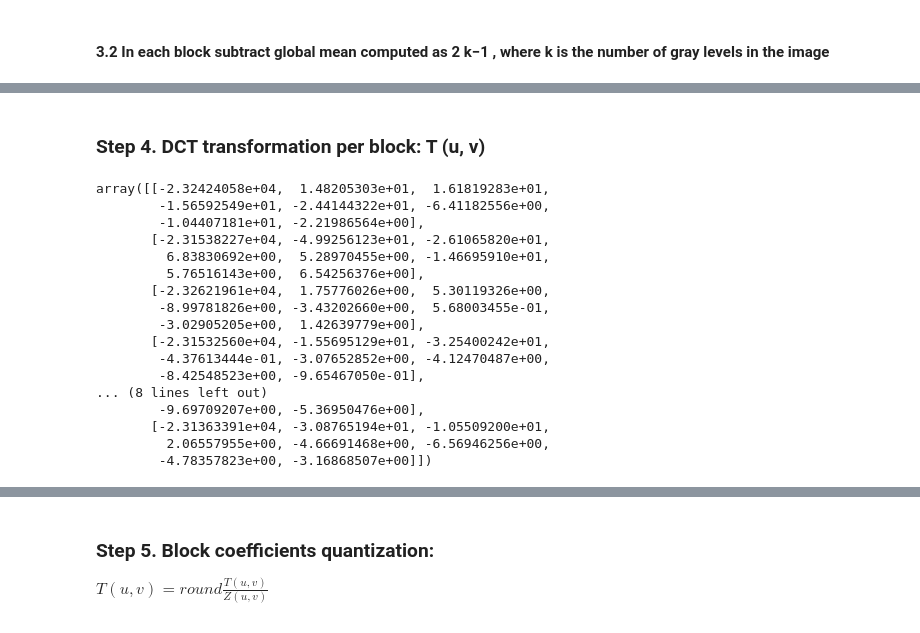
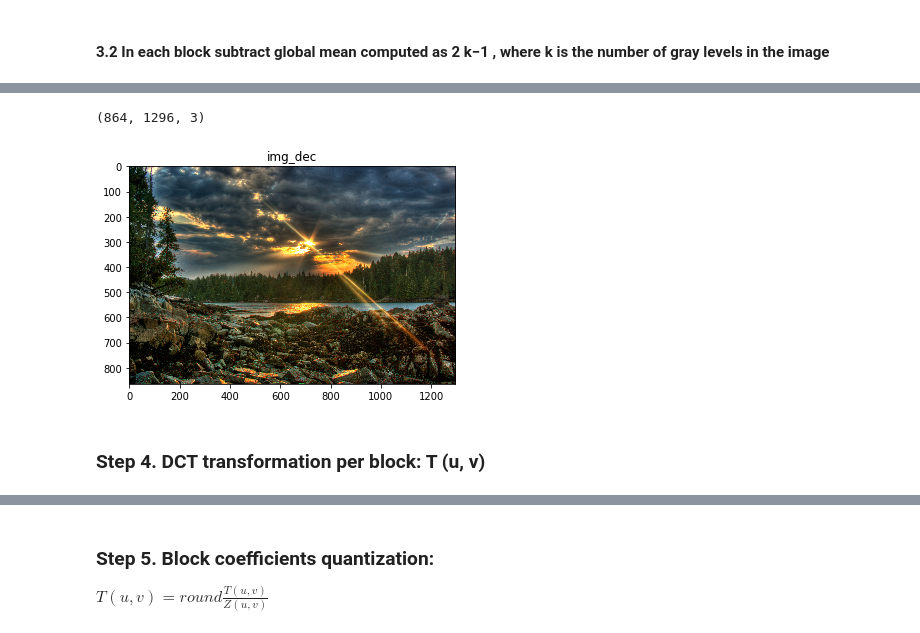
Before and after one commit to partizanos/advanced_image_processing, a Jupyter notebook: AEI_tp4.ipynb, the cells around one changed output, grey strips where cells are left out. Drawn from its saved outputs; the diff is of its cells as text; code cells hidden in the pictures.

```diff
--- a/AEI_tp4.ipynb
+++ b/AEI_tp4.ipynb
@@ -195,33 +238,39 @@ Y_r.shape, Y_r[0]
+# %%
+def global_mean_reduce(y,cb,cr):
+  global_mean = 128
+  y = y  - global_mean
+  cb = cb  - global_mean
+  cr = cr  - global_mean
+  return y, cb, cr
+
+def global_mean_add(y,cb,cr):
+  global_mean = 128
+  y = y  + global_mean
+  cb = cb  + global_mean
+  cr = cr  + global_mean
+  return y, cb, cr
+
+img = np.array(imRaw)
+M, N, _ = img.shape
+max_M = int(math.modf(M/8)[1] *8)
+max_N = int(math.modf(N/8)[1] *8)
+crop = lambda img:img[:max_M, :max_N, :]
+im = crop(img )
+print(im.shape)
+
+# encoding
+img_enc  = rgb2ycbcr(im)
+y, cb, cr = downsample(img_enc)
+y, cb, cr= img_2_block(y, cb, cr, (max_M, max_N ) )
+y, cb, cr= global_mean_reduce(y,cb,cr)
+
+# decoding
+y, cb, cr= global_mean_add(y,cb,cr)
+y, cb, cr = block_2_img(y, cb, cr)
+img_dec = upsample(y, cb, cr )
+plt.imshow(img_dec);  plt.title("img_dec"); plt.show()
+# %% [output]
+(864, 1296, 3)
+[figure, added]
 # %% [markdown]
 ### Step 4. DCT transformation per block: T (u, v)
-# %%
-# TODO aply and inverse image should be same MSE =10** -10
-def dct_2d(image):
-  return fftpack.dct(fftpack.dct(image.T, norm='ortho').T, norm='ortho')
-
-
-def ict_2d():
-  return fftpack.dct(fftpack.dct(image.T, norm='ortho').T, norm='ortho')
-
-Y_dct = dct_2d(Y_r)
-Cb_dct = dct_2d(Cb_r)
-Cr_dct = dct_2d(Cr_r)
-Y_dct[0]
-# %% [output]
-array([[-2.32424058e+04,  1.48205303e+01,  1.61819283e+01,
-        -1.56592549e+01, -2.44144322e+01, -6.41182556e+00,
-        -1.04407181e+01, -2.21986564e+00],
-       [-2.31538227e+04, -4.99256123e+01, -2.61065820e+01,
-         6.83830692e+00,  5.28970455e+00, -1.46695910e+01,
-         5.76516143e+00,  6.54256376e+00],
-       [-2.32621961e+04,  1.75776026e+00,  5.30119326e+00,
-        -8.99781826e+00, -3.43202660e+00,  5.68003455e-01,
-        -3.02905205e+00,  1.42639779e+00],
-       [-2.31532560e+04, -1.55695129e+01, -3.25400242e+01,
-        -4.37613444e-01, -3.07652852e+00, -4.12470487e+00,
-        -8.42548523e+00, -9.65467050e-01],
-... (8 lines left out)
-        -9.69709207e+00, -5.36950476e+00],
-       [-2.31363391e+04, -3.08765194e+01, -1.05509200e+01,
-         2.06557955e+00, -4.66691468e+00, -6.56946256e+00,
-        -4.78357823e+00, -3.16868507e+00]])
```
Also changed, not shown: parts of 28 cells of this notebook.
